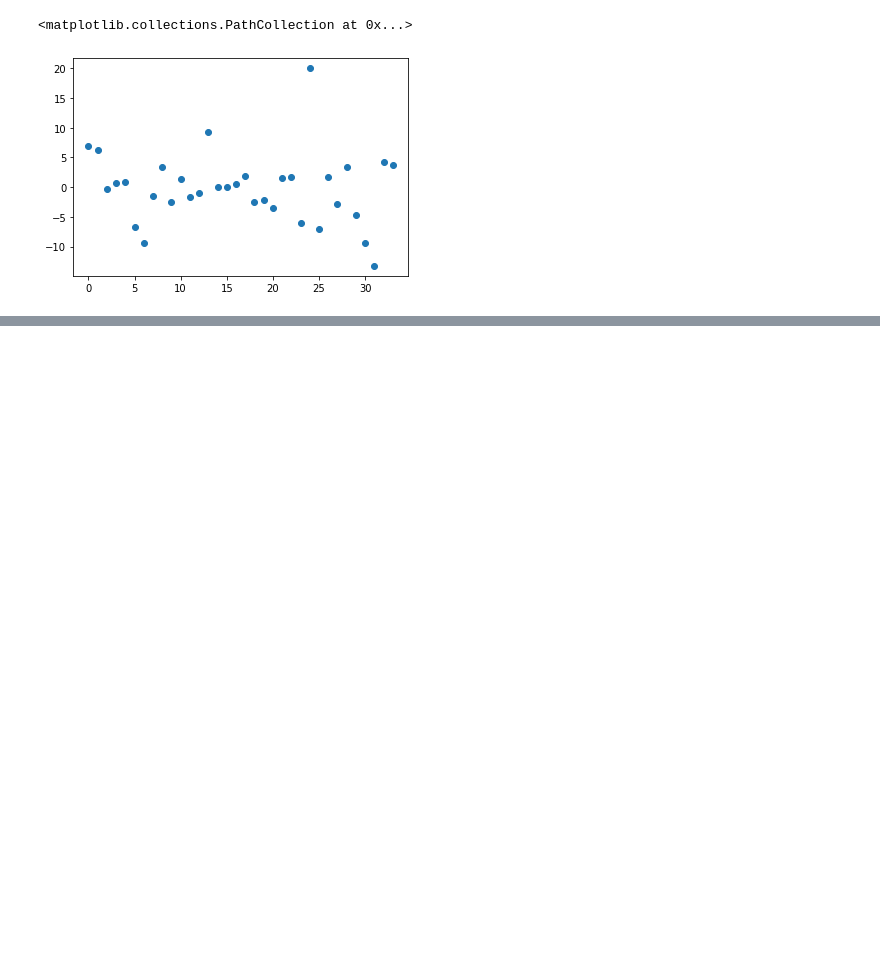
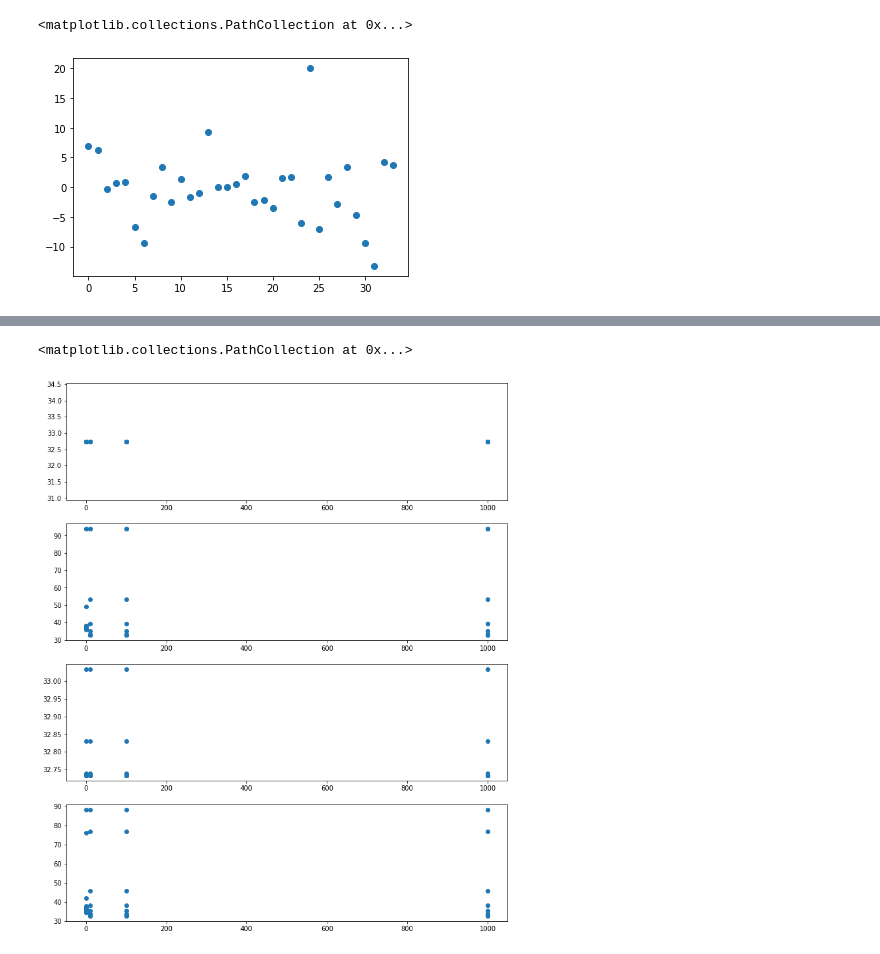
Before and after one commit to wassanchez/DS_Brayan_Andru, a Jupyter notebook: regre_lineal.ipynb, the cells around one changed output, grey strips where cells are left out. Saved outputs shown, nothing was run; the diff lists cells and outputs as text; code cells hidden in the pictures; blank space fills up the shorter version.

```diff
--- a/regre_lineal.ipynb
+++ b/regre_lineal.ipynb
@@ -244,0 +366,9 @@ plt.scatter(x = range(len(y_error_test)), y=y_error_test)
+# %%
+fig, axs = plt.subplots(4,figsize=(12,15))
+axs[0].scatter(x = rs.max_iter , y=rs.lineal)
+axs[1].scatter(x = rs.max_iter, y=rs.lasso)
+axs[2].scatter(x = rs.max_iter, y=rs.ridge)
+axs[3].scatter(x = rs.max_iter, y=rs.elastic)
+# %% [output]
+<matplotlib.collections.PathCollection at 0x...>
+[figure, added]
```
Also changed, not shown: parts of 11 cells of this notebook.
